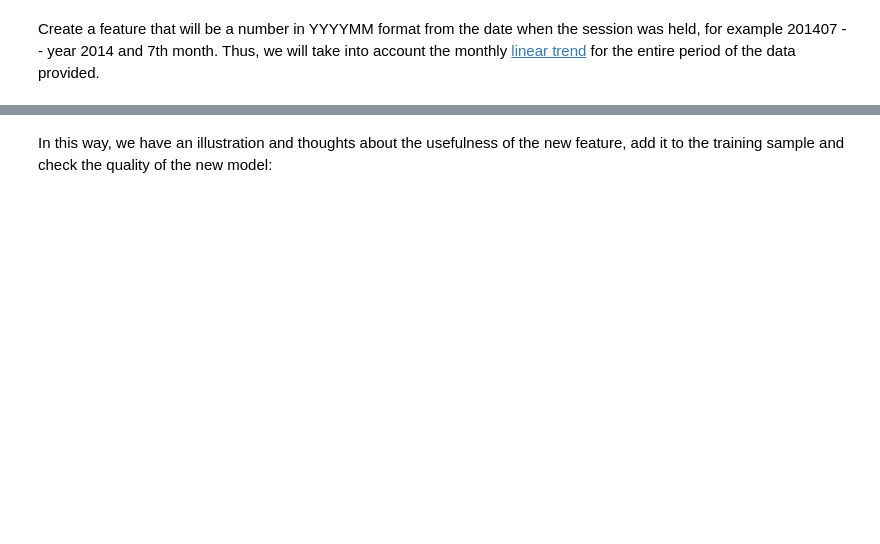
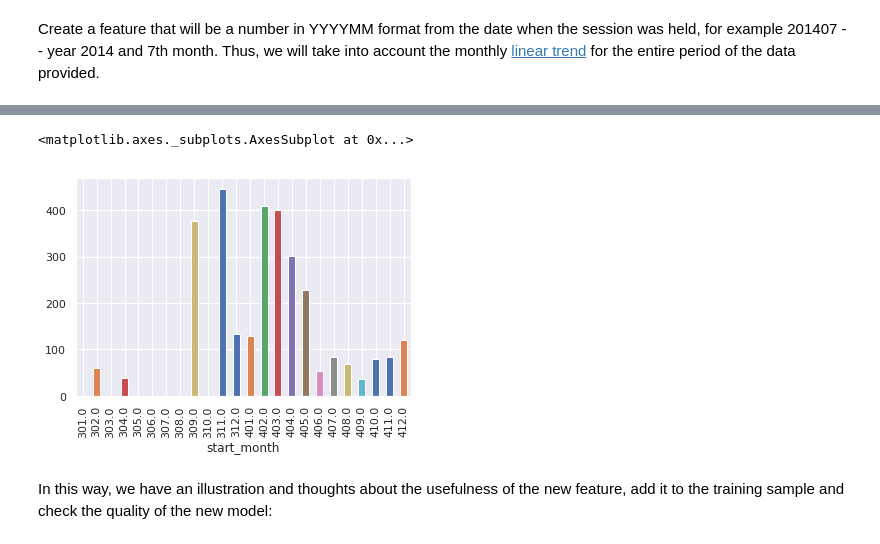
Before and after one commit to lavandosovich/ods_course, a Jupyter notebook: assignment2_part1_alice_logistic_regression.ipynb, the cells around one changed output, grey strips where cells are left out. Cells and saved outputs as stored; diff of their text form; code cells hidden in the pictures; blank space fills up the shorter version.

```diff
--- a/assignment2_part1_alice_logistic_regression.ipynb
+++ b/assignment2_part1_alice_logistic_regression.ipynb
@@ -540,3 +627,14 @@ full_new_feat['start_month'] = full_df['time1'].apply(lambda ts:
+# %%
+(
+    full_new_feat
+    .astype('category')[train_df['target'] == 1]
+    .groupby('start_month')
+    .size()
+    .plot(kind='bar')
+)
+# %% [output]
+<matplotlib.axes._subplots.AxesSubplot at 0x...>
+[figure, added]
 # %% [markdown]
 In this way, we have an illustration and thoughts about the usefulness of the new feature, add it to the training sample and check the quality of the new model:
 # %%
```
Also changed, not shown: parts of 23 cells of this notebook.
